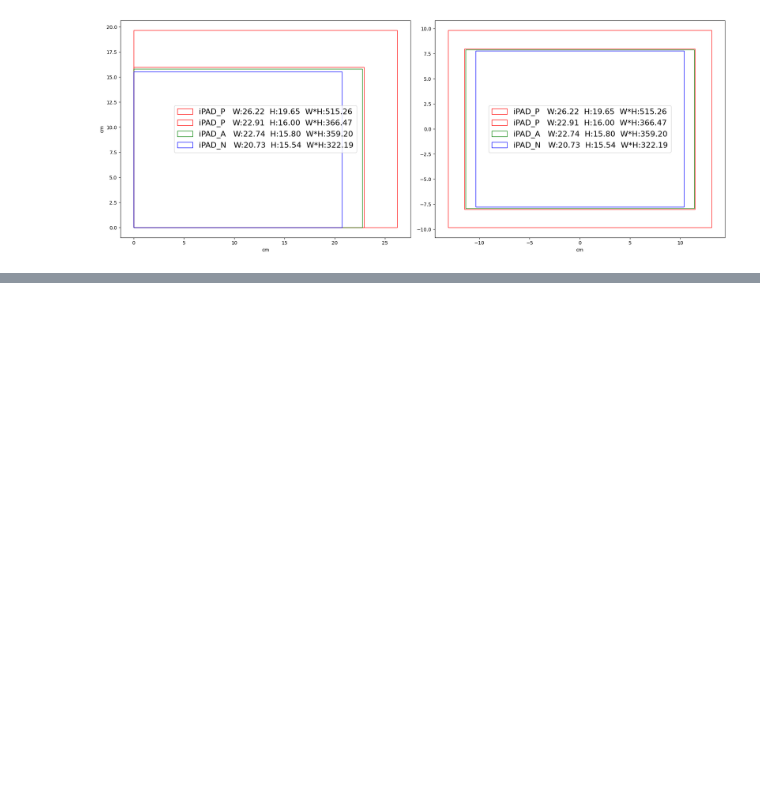
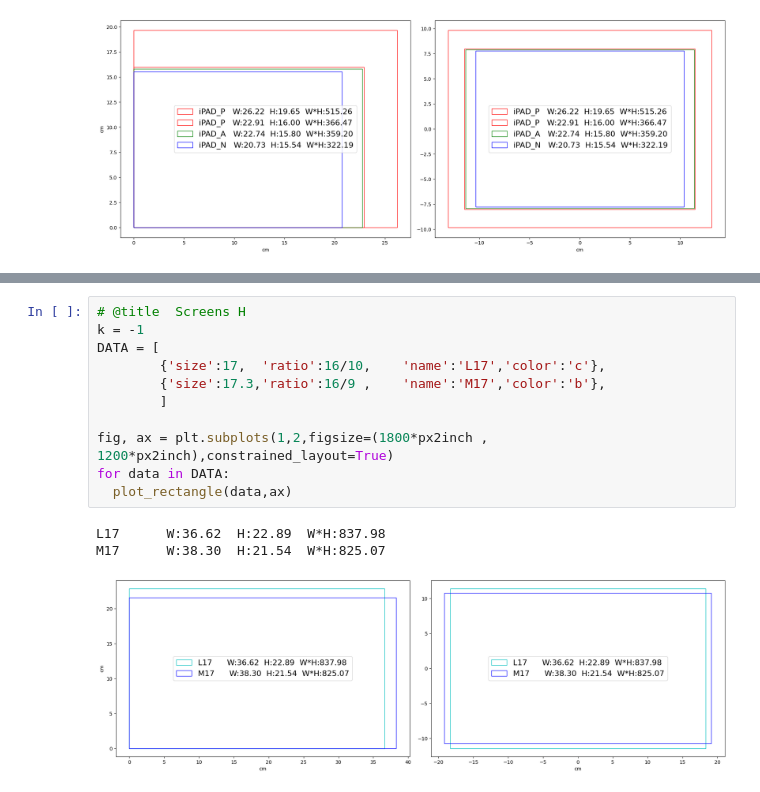
Before and after one commit to GenioSainz/Colab-Demos, a Jupyter notebook: scripts/ScreensRatios.ipynb, the cells around one changed output, grey strips where cells are left out. Drawn from its saved outputs; the diff is of its cells as text; blank space fills up the shorter version.

```diff
--- a/scripts/ScreensRatios.ipynb
+++ b/scripts/ScreensRatios.ipynb
@@ -141,0 +166,15 @@ for data in DATA:
+# %%
+# @title  Screens H
+k = -1
+DATA = [
+        {'size':17,  'ratio':16/10,    'name':'L17','color':'c'},
+        {'size':17.3,'ratio':16/9 ,    'name':'M17','color':'b'},
+        ]
+
+fig, ax = plt.subplots(1,2,figsize=(1800*px2inch , 1200*px2inch),constrained_layout=True)
+for data in DATA:
+  plot_rectangle(data,ax)
+# %% [output]
+L17      W:36.62  H:22.89  W*H:837.98
+M17      W:38.30  H:21.54  W*H:825.07
+[figure, added]
```
Also changed, not shown: parts of 4 cells of this notebook, 17 other files.
